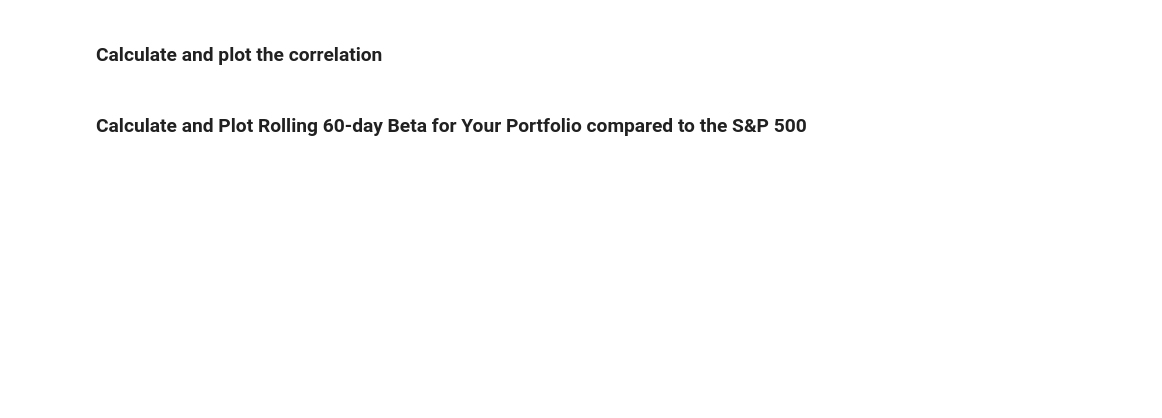
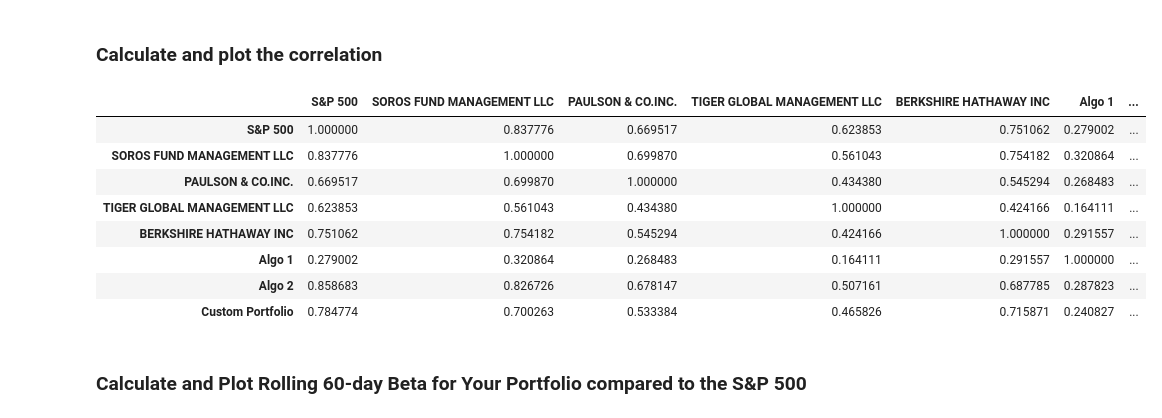
Before and after one commit to joeyh2/portfolio-analysis, a Jupyter notebook: whale_analysis.ipynb, the cells around one changed output. Saved outputs shown, nothing was run; the diff lists cells and outputs as text; code cells hidden in the pictures; blank space fills up the shorter version.

```diff
--- a/whale_analysis.ipynb
+++ b/whale_analysis.ipynb
@@ -568,5 +616,17 @@ weights = [1/3, 1/3, 1/3]
 ### Calculate and plot the correlation
 # %%
 # Calculate and plot the correlation
+correlation_all = combined_returns_all.corr()
+correlation_all
+# %% [output]
+|  | S&P 500 | SOROS FUND MANAGEMENT LLC | PAULSON & CO.INC. | TIGER GLOBAL MANAGEMENT LLC | BERKSHIRE HATHAWAY INC | Algo 1 | ... |
+| S&P 500 | 1.000000 | 0.837776 | 0.669517 | 0.623853 | 0.751062 | 0.279002 | ... |
+| SOROS FUND MANAGEMENT LLC | 0.837776 | 1.000000 | 0.699870 | 0.561043 | 0.754182 | 0.320864 | ... |
+| PAULSON & CO.INC. | 0.669517 | 0.699870 | 1.000000 | 0.434380 | 0.545294 | 0.268483 | ... |
+| TIGER GLOBAL MANAGEMENT LLC | 0.623853 | 0.561043 | 0.434380 | 1.000000 | 0.424166 | 0.164111 | ... |
+| BERKSHIRE HATHAWAY INC | 0.751062 | 0.754182 | 0.545294 | 0.424166 | 1.000000 | 0.291557 | ... |
+| Algo 1 | 0.279002 | 0.320864 | 0.268483 | 0.164111 | 0.291557 | 1.000000 | ... |
+| Algo 2 | 0.858683 | 0.826726 | 0.678147 | 0.507161 | 0.687785 | 0.287823 | ... |
+| Custom Portfolio | 0.784774 | 0.700263 | 0.533384 | 0.465826 | 0.715871 | 0.240827 | ... |
 # %% [markdown]
 ### Calculate and Plot Rolling 60-day Beta for Your Portfolio compared to the S&P 500
```
Also changed, not shown: parts of 30 cells of this notebook.
